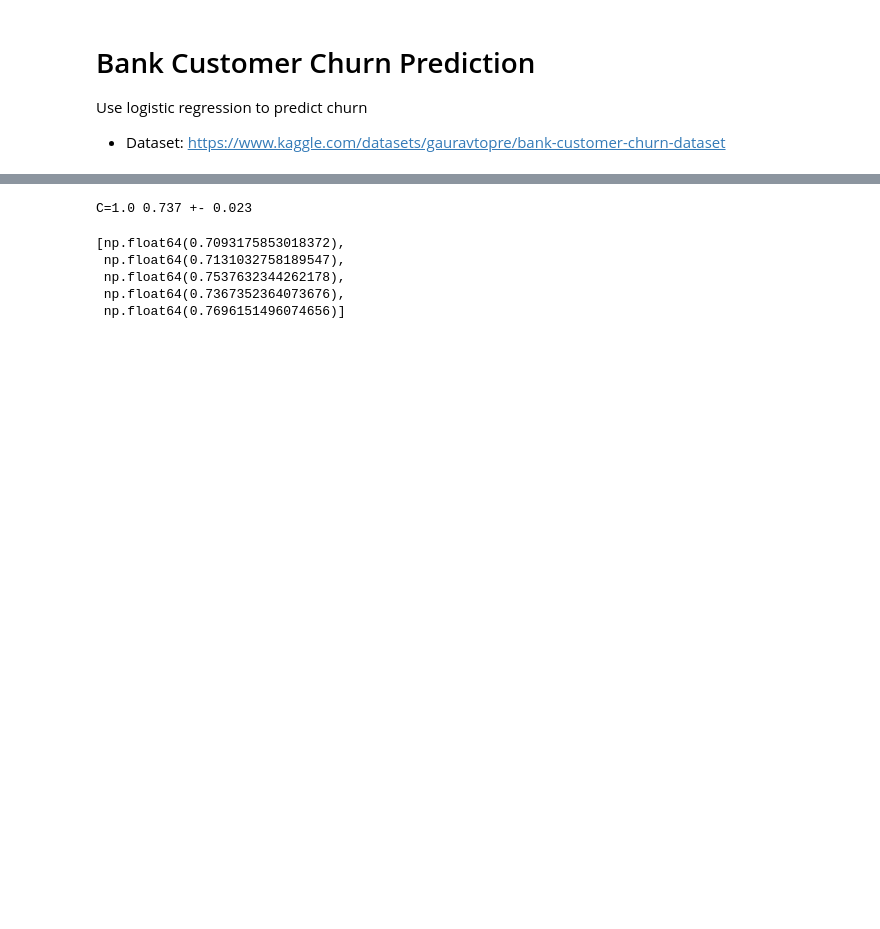
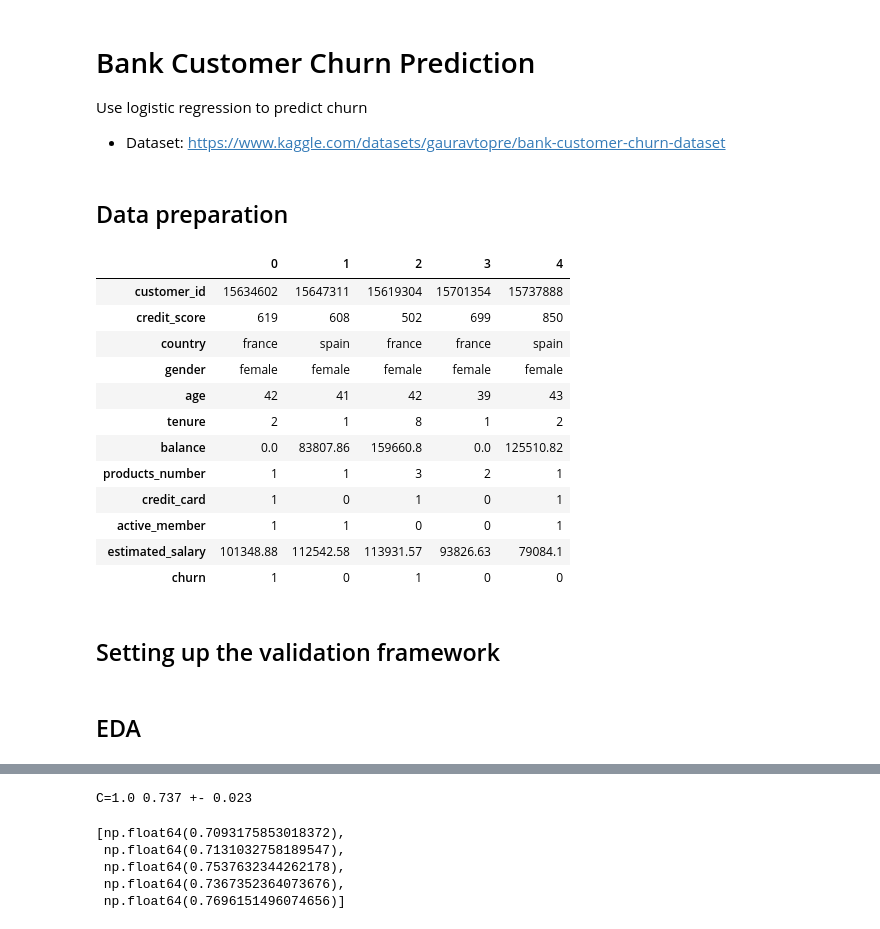
Before and after one commit to senali-d/bank_customer_churn_prediction, a Jupyter notebook: bank-customer-churn-model.ipynb, the cells around one changed output, grey strips where cells are left out. Cells and saved outputs as stored; diff of their text form; code cells hidden in the pictures; blank space fills up the shorter version.

```diff
--- a/bank-customer-churn-model.ipynb
+++ b/bank-customer-churn-model.ipynb
@@ -4,6 +4,8 @@
 Use logistic regression to predict churn
 
 * Dataset: https://www.kaggle.com/datasets/gauravtopre/bank-customer-churn-dataset
+# %% [markdown]
+## Data preparation
 # %%
 import pandas as pd
 import numpy as np
@@ -23,5 +25,25 @@ categorical_columns = list(df.dtypes[df.dtypes == 'object'].index)
 
 for c in categorical_columns:
     df[c] = df[c].str.lower().str.replace(' ', '_')
+# %%
+df.head().T
+# %% [output]
+|  | 0 | 1 | 2 | 3 | 4 |
+| customer_id | 15634602 | 15647311 | 15619304 | 15701354 | 15737888 |
+| credit_score | 619 | 608 | 502 | 699 | 850 |
+| country | france | spain | france | france | spain |
+| gender | female | female | female | female | female |
+| age | 42 | 41 | 42 | 39 | 43 |
+| tenure | 2 | 1 | 8 | 1 | 2 |
+| balance | 0.0 | 83807.86 | 159660.8 | 0.0 | 125510.82 |
+| products_number | 1 | 1 | 3 | 2 | 1 |
+| credit_card | 1 | 0 | 1 | 0 | 1 |
+| active_member | 1 | 1 | 0 | 0 | 1 |
+| estimated_salary | 101348.88 | 112542.58 | 113931.57 | 93826.63 | 79084.1 |
+| churn | 1 | 0 | 1 | 0 | 0 |
+# %% [markdown]
+## Setting up the validation framework
 # %%
 df_full_train, df_test = train_test_split(df, test_size=0.2, random_state=1)
+# %% [markdown]
+## EDA
```
Also changed, not shown: parts of 20 cells of this notebook.
